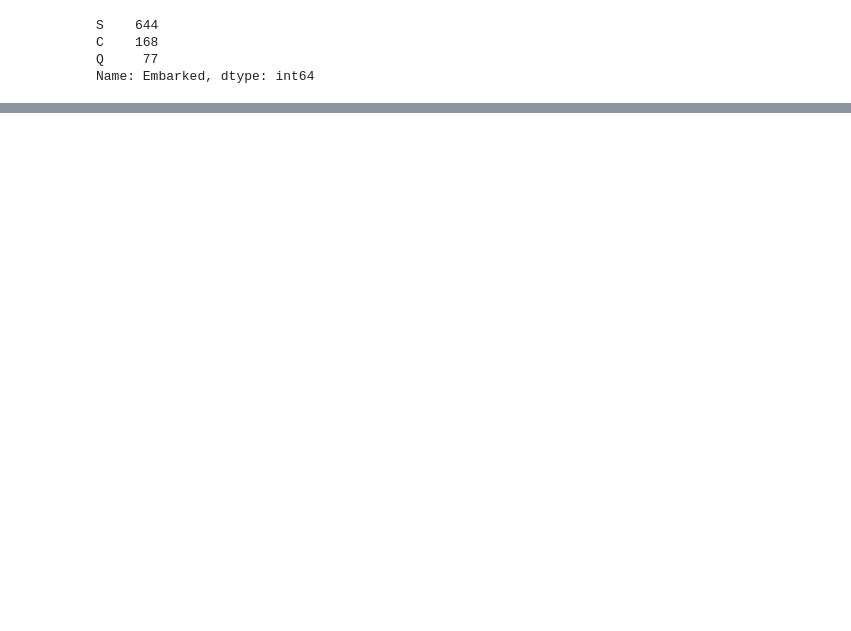
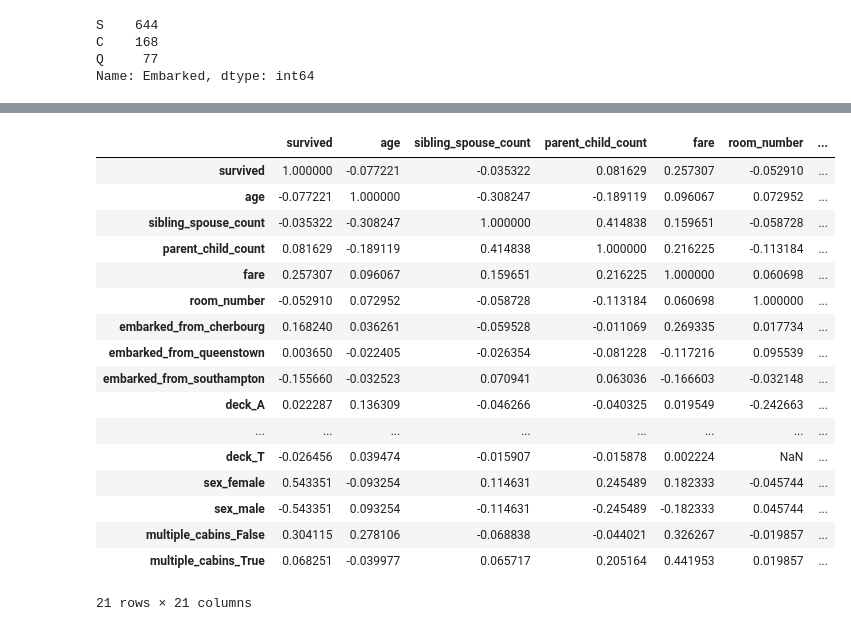
Before and after one commit to Kallin/data_sci_explore, a Jupyter notebook: work/kaggle/titanic/index.ipynb, the cells around one changed output, grey strips where cells are left out. Cells and saved outputs as stored; diff of their text form; code cells hidden in the pictures; blank space fills up the shorter version.

```diff
--- a/work/kaggle/titanic/index.ipynb
+++ b/work/kaggle/titanic/index.ipynb
@@ -270,0 +306,22 @@ raw_test_df.tail()
+# %%
+corr_matrix = cleaned_train_df.corr()
+corr_matrix
+# %% [output]
+|  | survived | age | sibling_spouse_count | parent_child_count | fare | room_number | ... |
+| survived | 1.000000 | -0.077221 | -0.035322 | 0.081629 | 0.257307 | -0.052910 | ... |
+| age | -0.077221 | 1.000000 | -0.308247 | -0.189119 | 0.096067 | 0.072952 | ... |
+| sibling_spouse_count | -0.035322 | -0.308247 | 1.000000 | 0.414838 | 0.159651 | -0.058728 | ... |
+| parent_child_count | 0.081629 | -0.189119 | 0.414838 | 1.000000 | 0.216225 | -0.113184 | ... |
+| fare | 0.257307 | 0.096067 | 0.159651 | 0.216225 | 1.000000 | 0.060698 | ... |
+| room_number | -0.052910 | 0.072952 | -0.058728 | -0.113184 | 0.060698 | 1.000000 | ... |
+| embarked_from_cherbourg | 0.168240 | 0.036261 | -0.059528 | -0.011069 | 0.269335 | 0.017734 | ... |
+| embarked_from_queenstown | 0.003650 | -0.022405 | -0.026354 | -0.081228 | -0.117216 | 0.095539 | ... |
+| embarked_from_southampton | -0.155660 | -0.032523 | 0.070941 | 0.063036 | -0.166603 | -0.032148 | ... |
+| deck_A | 0.022287 | 0.136309 | -0.046266 | -0.040325 | 0.019549 | -0.242663 | ... |
+| ... | ... | ... | ... | ... | ... | ... | ... |
+| deck_T | -0.026456 | 0.039474 | -0.015907 | -0.015878 | 0.002224 | NaN | ... |
+| sex_female | 0.543351 | -0.093254 | 0.114631 | 0.245489 | 0.182333 | -0.045744 | ... |
+| sex_male | -0.543351 | 0.093254 | -0.114631 | -0.245489 | -0.182333 | 0.045744 | ... |
+| multiple_cabins_False | 0.304115 | 0.278106 | -0.068838 | -0.044021 | 0.326267 | -0.019857 | ... |
+| multiple_cabins_True | 0.068251 | -0.039977 | 0.065717 | 0.205164 | 0.441953 | 0.019857 | ... |
+21 rows × 21 columns
```
Also changed, not shown: parts of 12 cells of this notebook.
